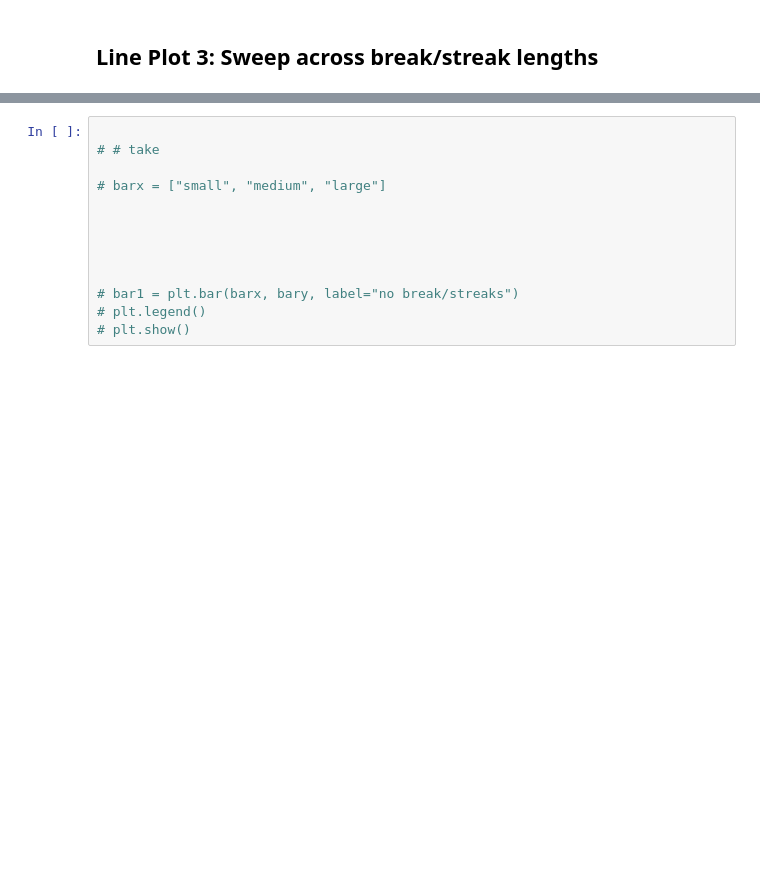
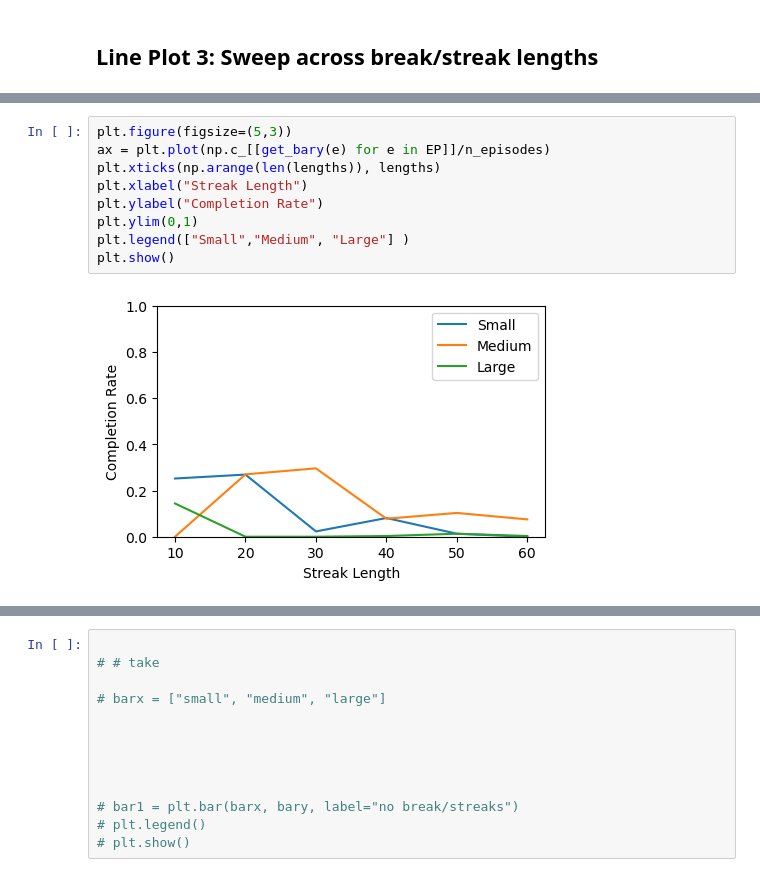
Before and after one commit to seemabaddam/cs6795-project, a Jupyter notebook: MDP test.ipynb, the cells around one changed output, grey strips where cells are left out. Saved outputs shown, nothing was run; the diff lists cells and outputs as text; blank space fills up the shorter version.

```diff
--- a/MDP test.ipynb
+++ b/MDP test.ipynb
@@ -923,0 +1040,11 @@ Running 1000 episodes
+# %%
+plt.figure(figsize=(5,3))
+ax = plt.plot(np.c_[[get_bary(e) for e in EP]]/n_episodes)
+plt.xticks(np.arange(len(lengths)), lengths)
+plt.xlabel("Streak Length")
+plt.ylabel("Completion Rate")
+plt.ylim(0,1)
+plt.legend(["Small","Medium", "Large"] )
+plt.show()
+# %% [output]
+[figure, added]
```
Also changed, not shown: parts of 25 cells of this notebook.
